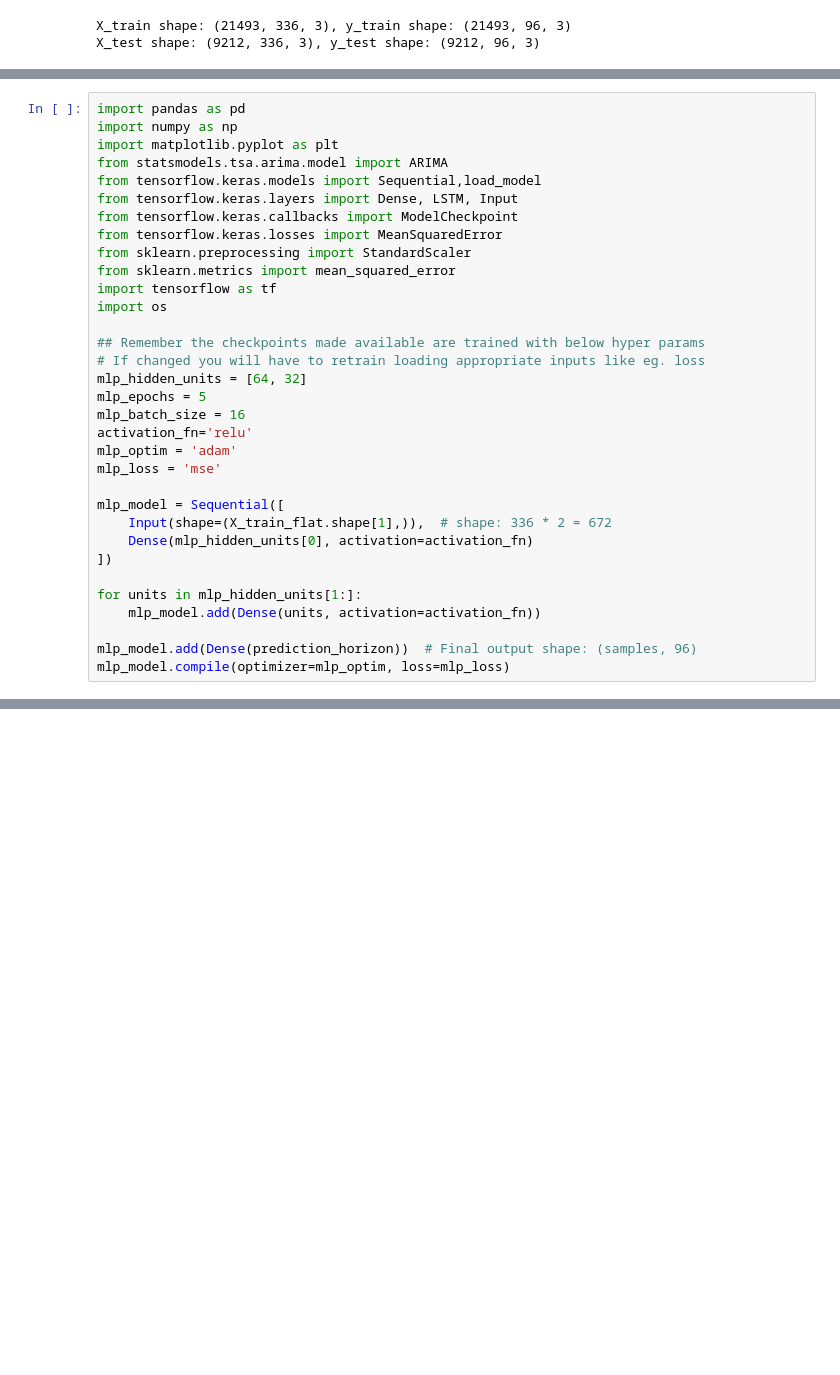
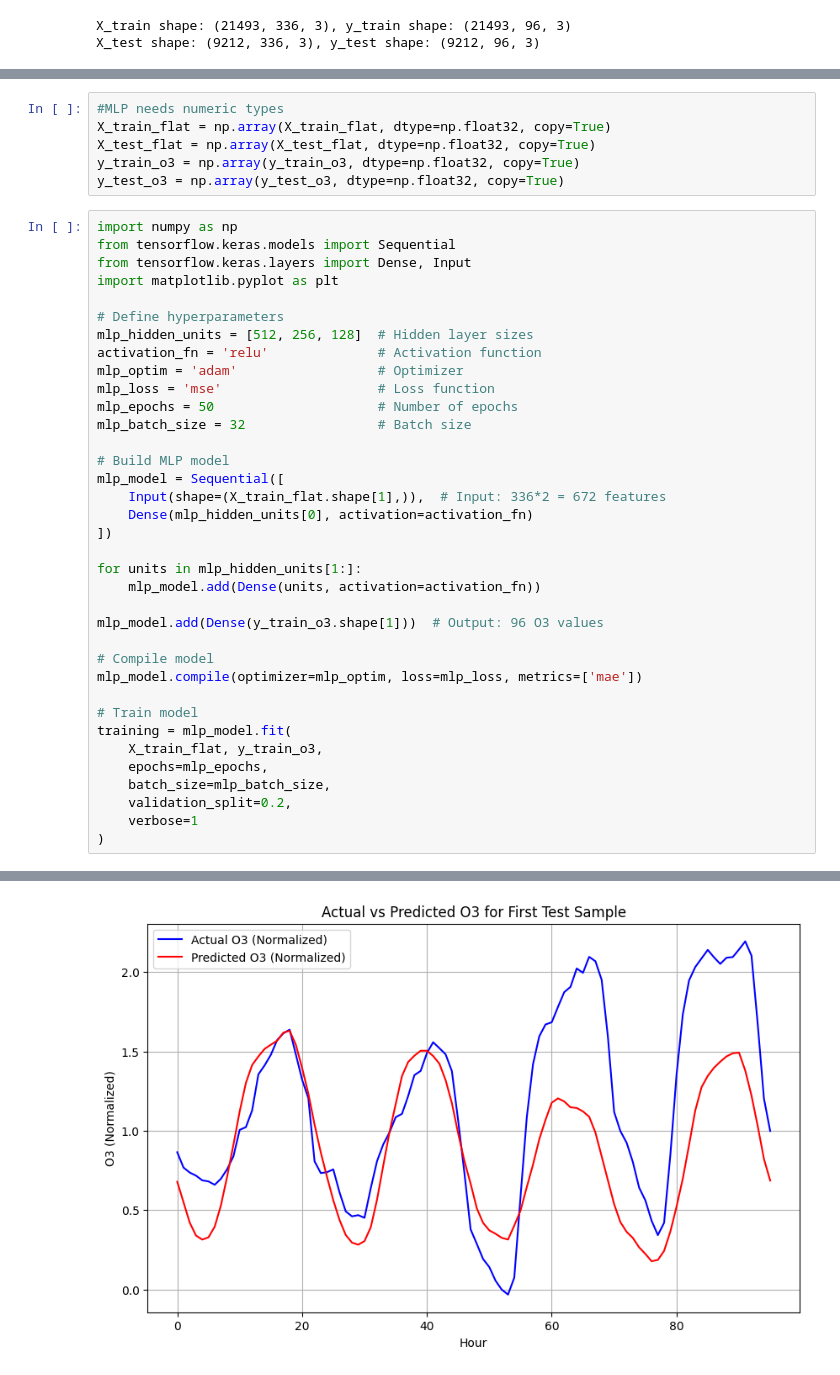
Before and after one commit to engelsm/mless_fork, a Jupyter notebook: homework2/Task_2_MLP.ipynb, the cells around one changed output, grey strips where cells are left out. Drawn from its saved outputs; the diff is of its cells as text; blank space fills up the shorter version.

```diff
--- a/homework2/Task_2_MLP.ipynb
+++ b/homework2/Task_2_MLP.ipynb
@@ -135,33 +182,43 @@ y_test_ozone = y_test[:, :, 0]
+# %%
+#MLP needs numeric types
+X_train_flat = np.array(X_train_flat, dtype=np.float32, copy=True)
+X_test_flat = np.array(X_test_flat, dtype=np.float32, copy=True)
+y_train_o3 = np.array(y_train_o3, dtype=np.float32, copy=True)
+y_test_o3 = np.array(y_test_o3, dtype=np.float32, copy=True)
 # %%
-import pandas as pd
 import numpy as np
+from tensorflow.keras.models import Sequential
+from tensorflow.keras.layers import Dense, Input
 import matplotlib.pyplot as plt
-from statsmodels.tsa.arima.model import ARIMA
-from tensorflow.keras.models import Sequential,load_model
-from tensorflow.keras.layers import Dense, LSTM, Input
-from tensorflow.keras.callbacks import ModelCheckpoint
-from tensorflow.keras.losses import MeanSquaredError
-from sklearn.preprocessing import StandardScaler
-from sklearn.metrics import mean_squared_error
-import tensorflow as tf
-import os
 
-## Remember the checkpoints made available are trained with below hyper params
-# If changed you will have to retrain loading appropriate inputs like eg. loss
-mlp_hidden_units = [64, 32]
-mlp_epochs = 5
-mlp_batch_size = 16
-activation_fn='relu'
-mlp_optim = 'adam'
-mlp_loss = 'mse'
+# Define hyperparameters
+mlp_hidden_units = [512, 256, 128]  # Hidden layer sizes
+activation_fn = 'relu'              # Activation function
+mlp_optim = 'adam'                  # Optimizer
+mlp_loss = 'mse'                    # Loss function
+mlp_epochs = 50                     # Number of epochs
+mlp_batch_size = 32                 # Batch size
 
+# Build MLP model
 mlp_model = Sequential([
-    Input(shape=(X_train_flat.shape[1],)),  # shape: 336 * 2 = 672
+    Input(shape=(X_train_flat.shape[1],)),  # Input: 336*2 = 672 features
     Dense(mlp_hidden_units[0], activation=activation_fn)
 ])
 
 for units in mlp_hidden_units[1:]:
     mlp_model.add(Dense(units, activation=activation_fn))
 
-mlp_model.add(Dense(prediction_horizon))  # Final output shape: (samples, 96)
-mlp_model.compile(optimizer=mlp_optim, loss=mlp_loss)
+mlp_model.add(Dense(y_train_o3.shape[1]))  # Output: 96 O3 values
+
+# Compile model
+mlp_model.compile(optimizer=mlp_optim, loss=mlp_loss, metrics=['mae'])
+
+# Train model
+training = mlp_model.fit(
+    X_train_flat, y_train_o3,
+    epochs=mlp_epochs,
+    batch_size=mlp_batch_size,
+    validation_split=0.2,
+    verbose=1
+)
+# %% [output]
@@ -167,0 +242 @@ mlp_model.compile(optimizer=mlp_optim, loss=mlp_loss)
+[figure, added]
```
Also changed, not shown: parts of 26 cells of this notebook.
